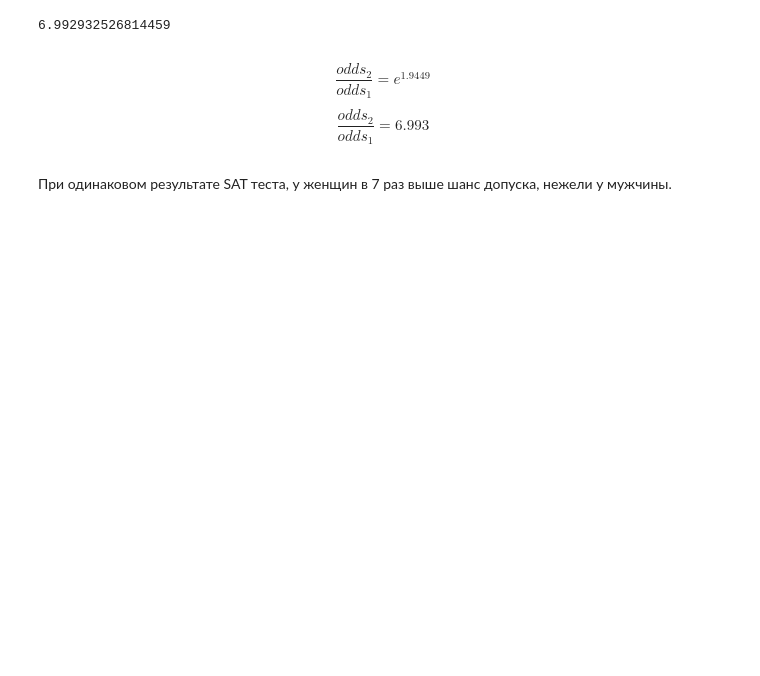
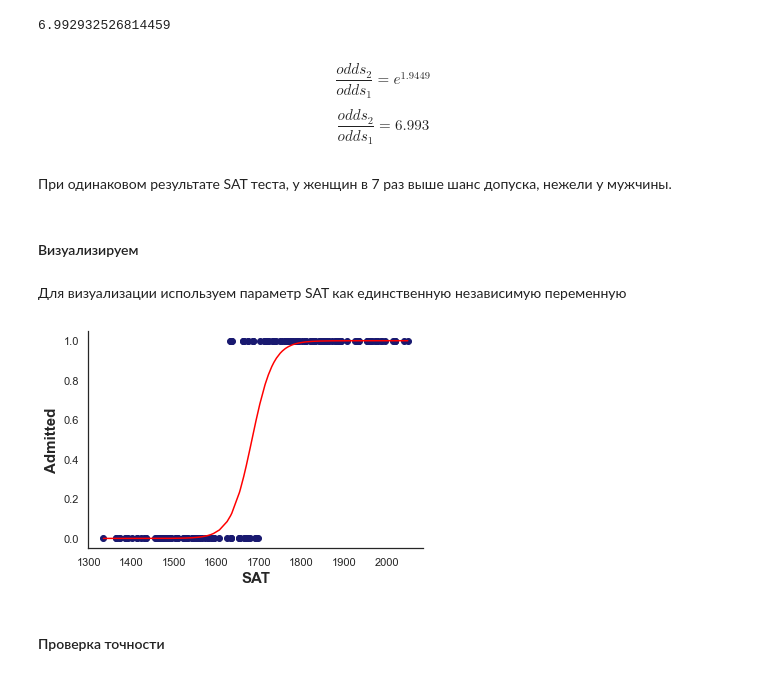
Before and after one commit to arl9kin/Python_data, a Jupyter notebook: ML/Logittask2.ipynb, the cells around one changed output. Drawn from its saved outputs; the diff is of its cells as text; code cells hidden in the pictures; blank space fills up the shorter version.

```diff
--- a/ML/Logittask2.ipynb
+++ b/ML/Logittask2.ipynb
@@ -65,3 +75,26 @@ $$\frac{odds_2}{odds_1} = e^{1.9449} $$
 $$\frac{odds_2}{odds_1} = 6.993 $$
 # %% [markdown]
 При одинаковом результате SAT теста, у женщин в 7 раз выше шанс допуска, нежели у мужчины.
+# %% [markdown]
+#### Визуализируем
+# %% [markdown]
+Для визуализации используем параметр SAT как единственную независимую переменную
+# %%
+def f(x,b0,b1):
+    return np.array(np.exp(b0+x*b1) / (1 + np.exp(b0+x*b1)))
+
+sns.set_style('white')
+
+z = data['SAT']
+f_sorted = np.sort(f(z,reg_log.params[0],reg_log.params[1]))
+x_sorted = np.sort(np.array(z))
+plt.scatter(z,y,color='midnightblue')
+plt.xlabel('SAT', fontsize = 15, fontweight = 'bold')
+plt.ylabel('Admitted', fontsize = 15, fontweight = 'bold')
+plt.plot(x_sorted,f_sorted,color='red')
+sns.despine()
+plt.show()
+# %% [output]
+[figure, added]
+# %% [markdown]
+#### Проверка точности
```
Also changed, not shown: parts of 26 cells of this notebook.
